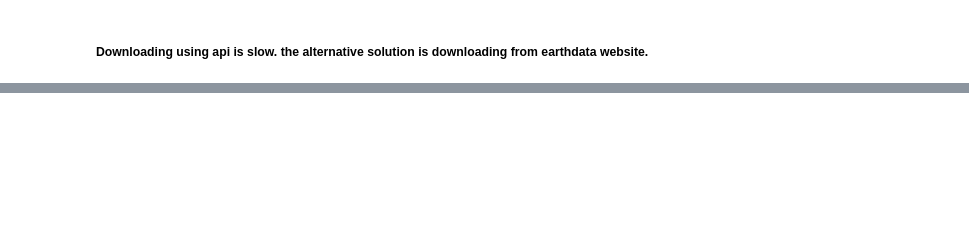
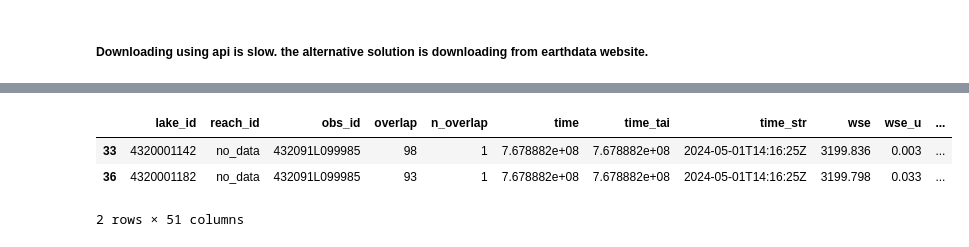
Before and after one commit to xinluo2018/Yunnan-Surface-Water, a Jupyter notebook: notebooks/1_swot_data_down.ipynb, the cells around one changed output, grey strips where cells are left out. Cells and saved outputs as stored; diff of their text form; code cells hidden in the pictures; blank space fills up the shorter version.

```diff
--- a/notebooks/1_swot_data_down.ipynb
+++ b/notebooks/1_swot_data_down.ipynb
@@ -81,0 +102,16 @@ fig.colorbar(scatter, ax=ax, shrink=0.5).set_label('height (m)')
+# %%
+## lakesp data
+paths_lakesp_file = glob('data/swot_l2/lakeSP/dianchi-lake/*/*.shp')
+lakesp_gpd = gpd.read_file(paths_lakesp_file[1])
+
+if (lakesp_gpd['lake_name'].values == 'DIAN CHI').any():
+    ids_nondata = np.where(lakesp_gpd['geometry'].is_empty)[0] ## remove geometries with no data
+    lakesp_gpd_ = lakesp_gpd[lakesp_gpd['geometry'] != None]
+else:
+    print('No DIAN CHI lake found in lakesp data!')
+lakesp_gpd_.head(2)
+# %% [output]
+|  | lake_id | reach_id | obs_id | overlap | n_overlap | time | time_tai | time_str | wse | wse_u | ... |
+| 33 | 4320001142 | no_data | 432091L099985 | 98 | 1 | 7.678882e+08 | 7.678882e+08 | 2024-05-01T14:16:25Z | 3199.836 | 0.003 | ... |
+| 36 | 4320001182 | no_data | 432091L099985 | 93 | 1 | 7.678882e+08 | 7.678882e+08 | 2024-05-01T14:16:25Z | 3199.798 | 0.033 | ... |
+2 rows × 51 columns
```
Also changed, not shown: parts of 10 cells of this notebook, 26 other files.
